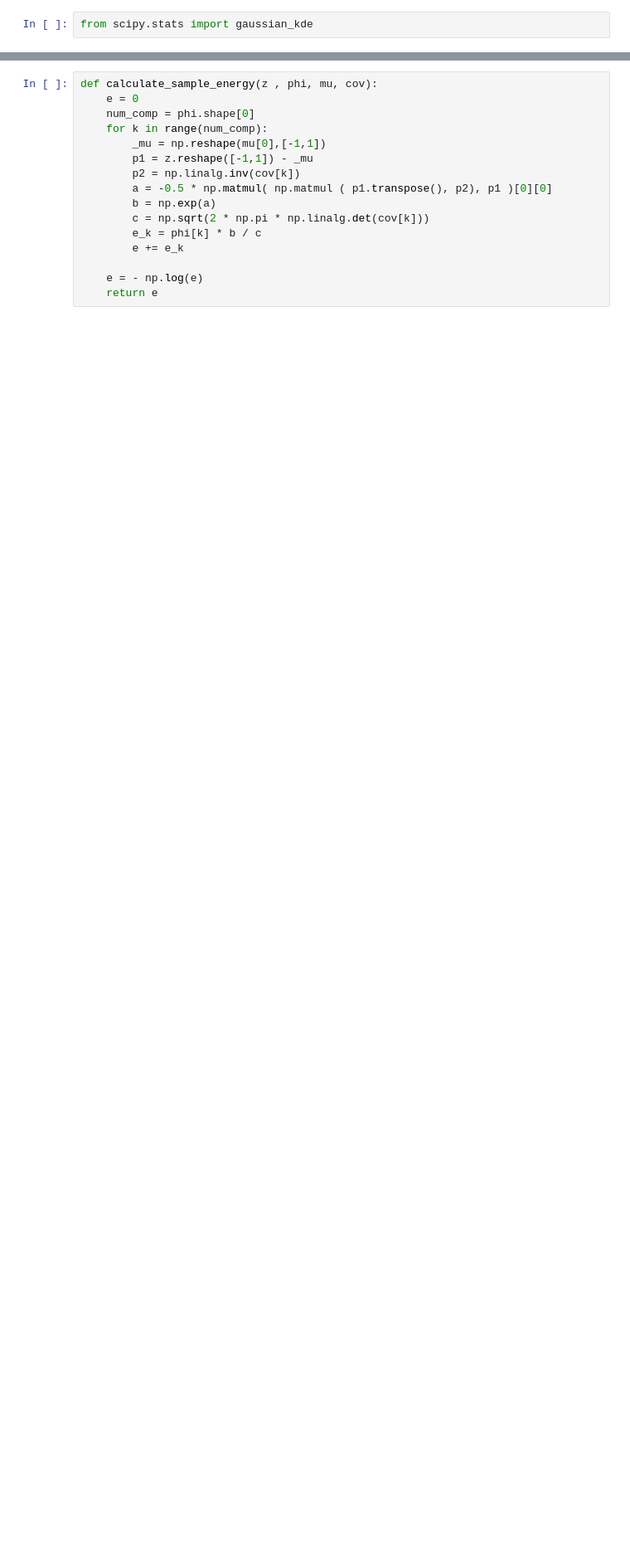
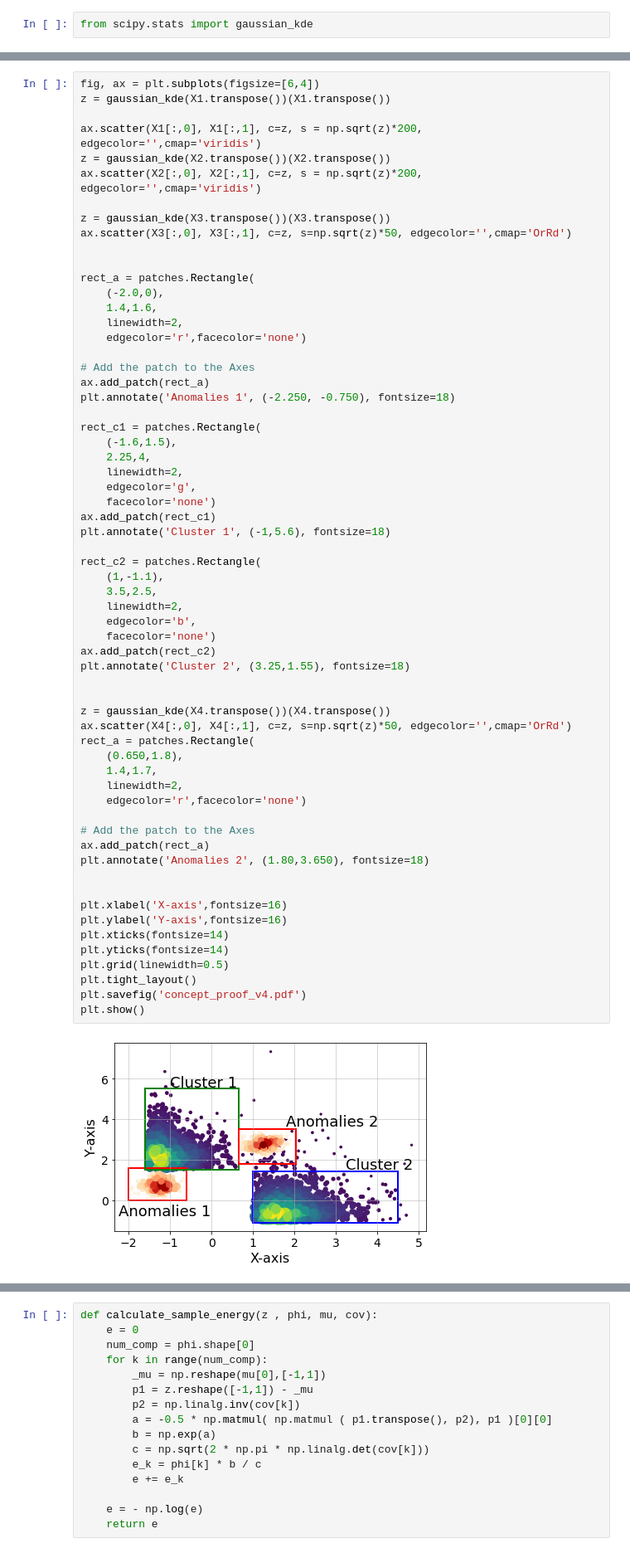
Before and after one commit to ddatta-DAC/AD_7, a Jupyter notebook: conceptFigure/ConceptExperiment.ipynb, the cells around one changed output, grey strips where cells are left out. Shown at 83% size. Saved outputs shown, nothing was run; the diff lists cells and outputs as text; blank space fills up the shorter version.

```diff
--- a/conceptFigure/ConceptExperiment.ipynb
+++ b/conceptFigure/ConceptExperiment.ipynb
@@ -72,3 +92,67 @@ X3 = sample_from_dist(id = 3,size = 200)
+# %%
+fig, ax = plt.subplots(figsize=[6,4])
+z = gaussian_kde(X1.transpose())(X1.transpose())
+
+ax.scatter(X1[:,0], X1[:,1], c=z, s = np.sqrt(z)*200, edgecolor='',cmap='viridis')
+z = gaussian_kde(X2.transpose())(X2.transpose())
+ax.scatter(X2[:,0], X2[:,1], c=z, s = np.sqrt(z)*200, edgecolor='',cmap='viridis')
+
+z = gaussian_kde(X3.transpose())(X3.transpose())
+ax.scatter(X3[:,0], X3[:,1], c=z, s=np.sqrt(z)*50, edgecolor='',cmap='OrRd')
+
+
+rect_a = patches.Rectangle(
+    (-2.0,0),
+    1.4,1.6,
+    linewidth=2,
+    edgecolor='r',facecolor='none')
+
+# Add the patch to the Axes
+ax.add_patch(rect_a)
+plt.annotate('Anomalies 1', (-2.250, -0.750), fontsize=18)
+
+rect_c1 = patches.Rectangle(
+    (-1.6,1.5),
+    2.25,4,
+    linewidth=2,
+    edgecolor='g',
+    facecolor='none')
+ax.add_patch(rect_c1)
+plt.annotate('Cluster 1', (-1,5.6), fontsize=18)
+
+rect_c2 = patches.Rectangle(
+    (1,-1.1),
+    3.5,2.5,
+    linewidth=2,
+    edgecolor='b',
+    facecolor='none')
+ax.add_patch(rect_c2)
+plt.annotate('Cluster 2', (3.25,1.55), fontsize=18)
+
+
+z = gaussian_kde(X4.transpose())(X4.transpose())
+ax.scatter(X4[:,0], X4[:,1], c=z, s=np.sqrt(z)*50, edgecolor='',cmap='OrRd')
+rect_a = patches.Rectangle(
+    (0.650,1.8),
+    1.4,1.7,
+    linewidth=2,
+    edgecolor='r',facecolor='none')
+
+# Add the patch to the Axes
+ax.add_patch(rect_a)
+plt.annotate('Anomalies 2', (1.80,3.650), fontsize=18)
+
+
+plt.xlabel('X-axis',fontsize=16)
+plt.ylabel('Y-axis',fontsize=16)
+plt.xticks(fontsize=14)
+plt.yticks(fontsize=14)
+plt.grid(linewidth=0.5)
+plt.tight_layout()
+plt.savefig('concept_proof_v4.pdf')
+plt.show()
+# %% [output]
+[figure, added]
 # %%
 def  plot_fig_v2(xyz_list , cmaps = None , text_annotations = None):
 
```
Also changed, not shown: parts of 34 cells of this notebook, 6 other files.
